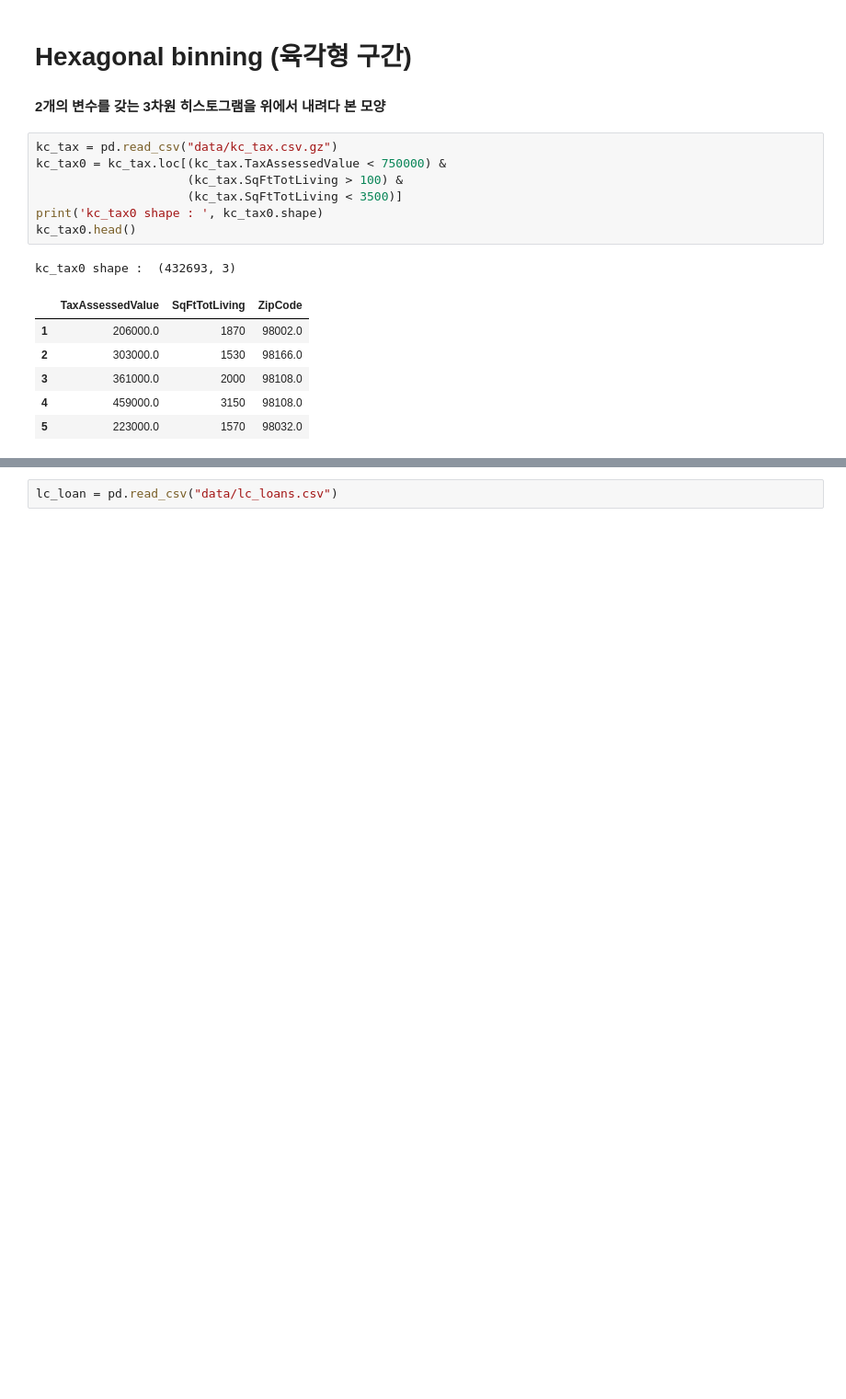
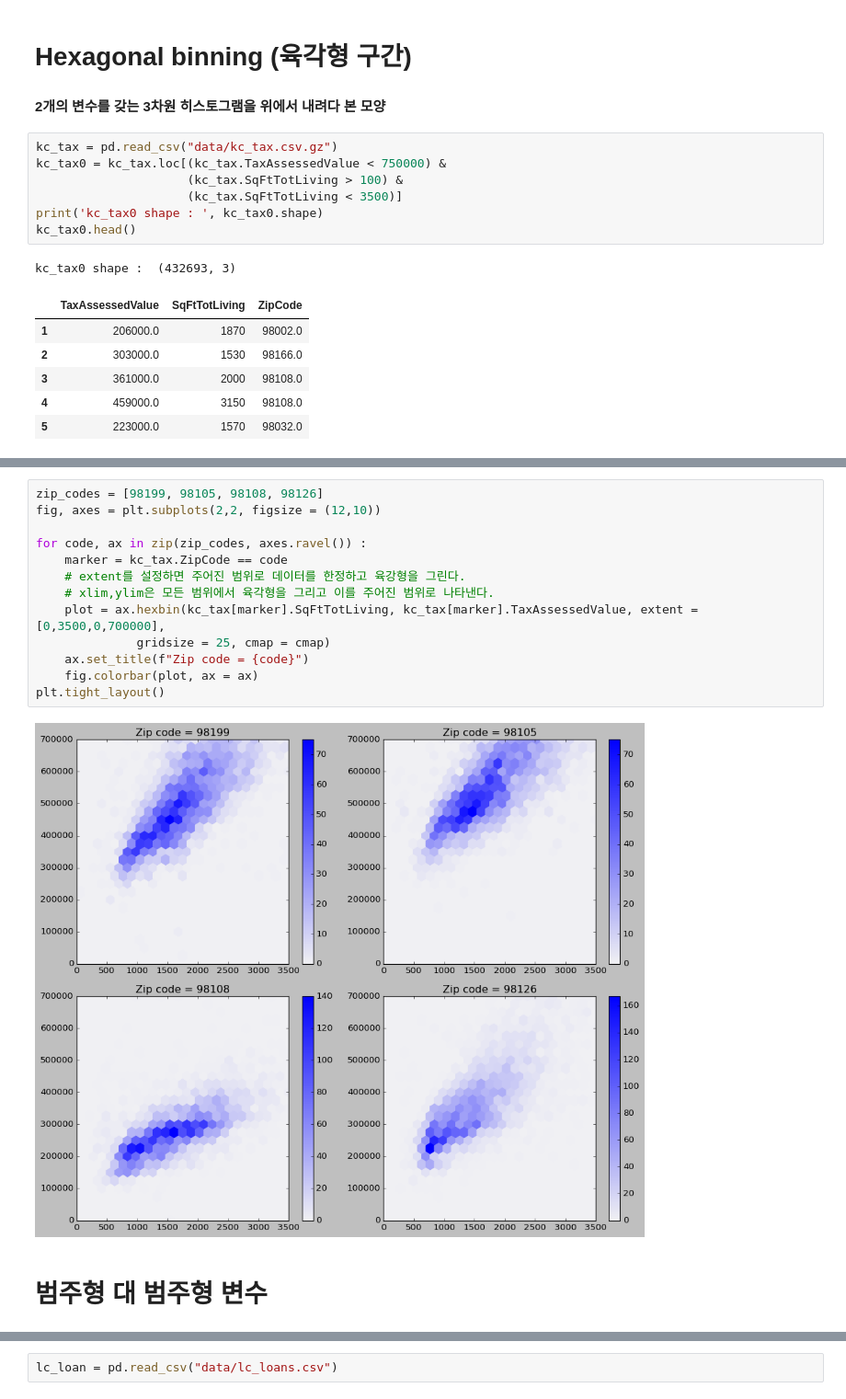
Before and after one commit to Hosung-Ahn/StatisticsForData, a Jupyter notebook: Chapter1-EDA/note.ipynb, the cells around one changed output, grey strips where cells are left out. Shown at 92% size. Cells and saved outputs as stored; diff of their text form; blank space fills up the shorter version.

```diff
--- a/Chapter1-EDA/note.ipynb
+++ b/Chapter1-EDA/note.ipynb
@@ -196,0 +198,17 @@ Text(0, 0.5, 'Tax-Assessed Value')
+# %%
+zip_codes = [98199, 98105, 98108, 98126]
+fig, axes = plt.subplots(2,2, figsize = (12,10))
+
+for code, ax in zip(zip_codes, axes.ravel()) :
+    marker = kc_tax.ZipCode == code
+    # extent를 설정하면 주어진 범위로 데이터를 한정하고 육강형을 그린다.
+    # xlim,ylim은 모든 범위에서 육각형을 그리고 이를 주어진 범위로 나타낸다.
+    plot = ax.hexbin(kc_tax[marker].SqFtTotLiving, kc_tax[marker].TaxAssessedValue, extent = [0,3500,0,700000],
+              gridsize = 25, cmap = cmap)
+    ax.set_title(f"Zip code = {code}")
+    fig.colorbar(plot, ax = ax)
+plt.tight_layout()
+# %% [output]
+[figure, added]
+# %% [markdown]
+# 범주형 대 범주형 변수
```
Also changed, not shown: parts of 3 cells of this notebook.
